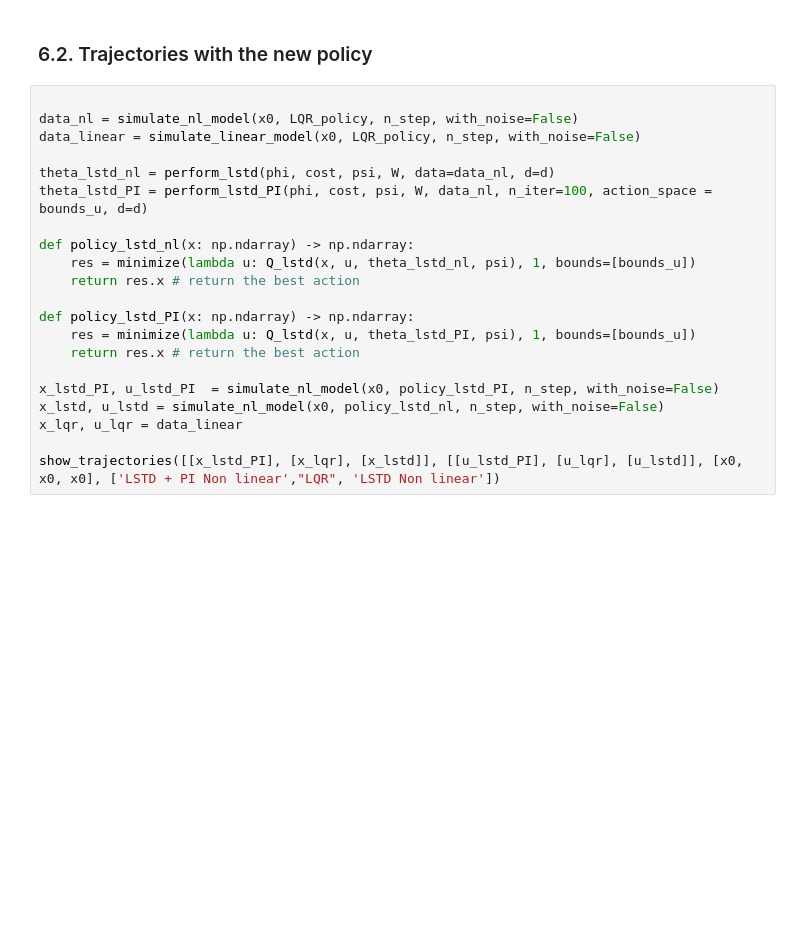
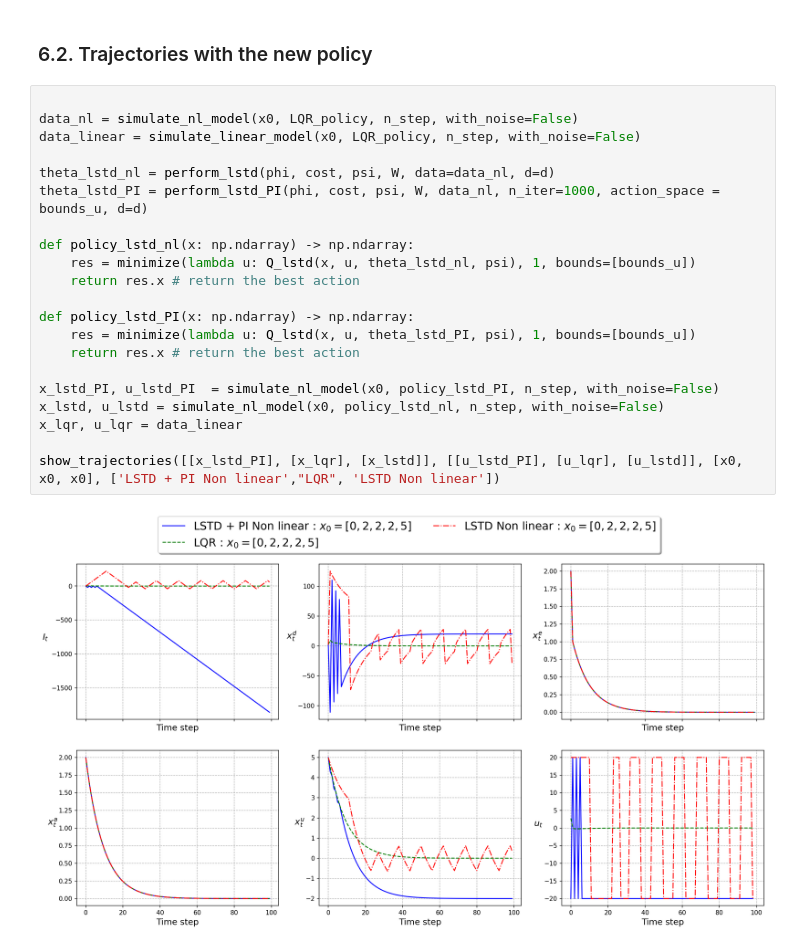
Before and after one commit to TheoHanon/Stochastic-Optimal-Control, a Jupyter notebook: Part III/partIII.ipynb, the cells around one changed output. Drawn from its saved outputs; the diff is of its cells as text; blank space fills up the shorter version.

```diff
--- a/Part III/partIII.ipynb
+++ b/Part III/partIII.ipynb
@@ -480,21 +480,23 @@ plt.show()
 # %%
 
 data_nl = simulate_nl_model(x0, LQR_policy, n_step, with_noise=False)
 data_linear = simulate_linear_model(x0, LQR_policy, n_step, with_noise=False)
 
 theta_lstd_nl = perform_lstd(phi, cost, psi, W, data=data_nl, d=d)
-theta_lstd_PI = perform_lstd_PI(phi, cost, psi, W, data_nl, n_iter=100, action_space = bounds_u, d=d)
+theta_lstd_PI = perform_lstd_PI(phi, cost, psi, W, data_nl, n_iter=1000, action_space = bounds_u, d=d)
 
 def policy_lstd_nl(x: np.ndarray) -> np.ndarray:
     res = minimize(lambda u: Q_lstd(x, u, theta_lstd_nl, psi), 1, bounds=[bounds_u])
     return res.x # return the best action
 
 def policy_lstd_PI(x: np.ndarray) -> np.ndarray:
     res = minimize(lambda u: Q_lstd(x, u, theta_lstd_PI, psi), 1, bounds=[bounds_u])
     return res.x # return the best action
 
 x_lstd_PI, u_lstd_PI  = simulate_nl_model(x0, policy_lstd_PI, n_step, with_noise=False)
 x_lstd, u_lstd = simulate_nl_model(x0, policy_lstd_nl, n_step, with_noise=False)
 x_lqr, u_lqr = data_linear
 
 show_trajectories([[x_lstd_PI], [x_lqr], [x_lstd]], [[u_lstd_PI], [u_lqr], [u_lstd]], [x0, x0, x0], ['LSTD + PI Non linear',"LQR", 'LSTD Non linear'])
+# %% [output]
+[figure, added]
```
Also changed, not shown: parts of 1 cell of this notebook, 1 other file.
